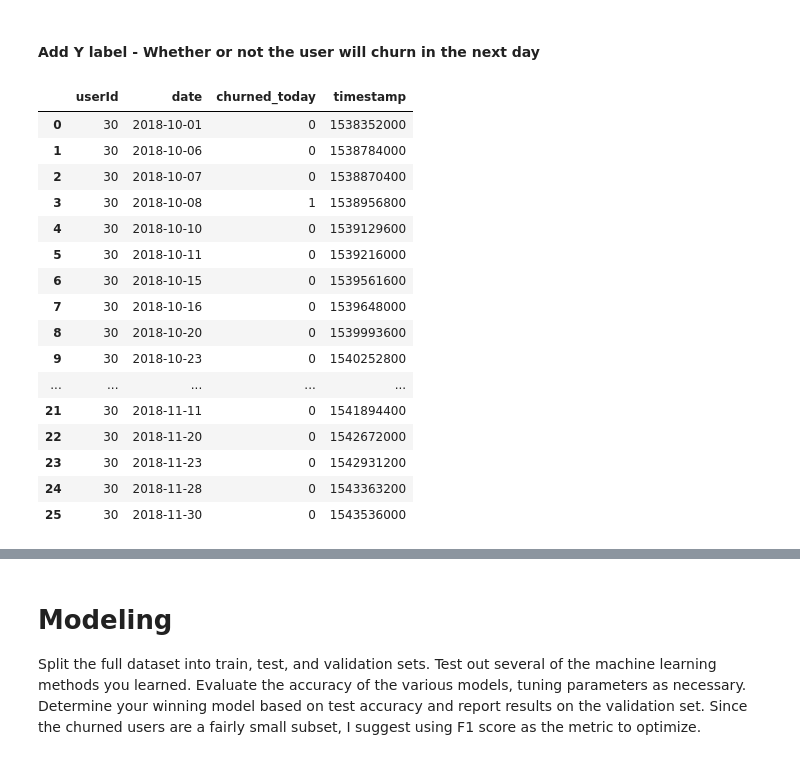
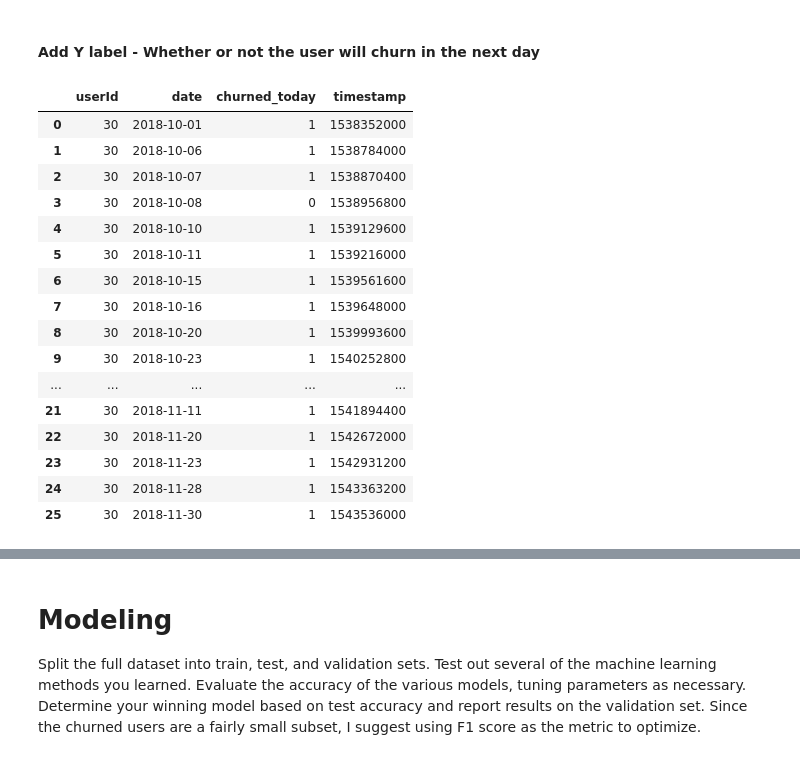
Before and after one commit to tarcisobraz/sparkify-churn-prediction, a Jupyter notebook: Sparkify.ipynb, the cells around one changed output, grey strips where cells are left out. Cells and saved outputs as stored; diff of their text form; code cells hidden in the pictures.

```diff
--- a/Sparkify.ipynb
+++ b/Sparkify.ipynb
@@ -735,31 +737,33 @@ X_df.filter(X_df.userId == '30').toPandas()
+# %%
+#try
+greater_than_0 = sf.udf(lambda x: 0 if (x is not None) else 0 if (x > 0) else 1, st.IntegerType())
 # %%
-greater_than_0 = sf.udf(lambda x: 1 if x > 0 else 0, st.IntegerType())
 will_churn_in_future = df.groupBy(['userId','date']) \
                     .agg(greater_than_0(sf.sum('churned3')).alias('churned_today')) \
                     .orderBy(['userId','date']) \
                     .fillna(0, subset=['churned_today']) \
                     .withColumn('timestamp',
                                 sf.unix_timestamp(sf.col('date'), "yyyy-MM-dd")
 )
 will_churn_in_future.filter(will_churn_in_future.userId == '30').toPandas()
 # %% [output]
 |  | userId | date | churned_today | timestamp |
-| 0 | 30 | 2018-10-01 | 0 | 1538352000 |
-| 1 | 30 | 2018-10-06 | 0 | 1538784000 |
-| 2 | 30 | 2018-10-07 | 0 | 1538870400 |
-| 3 | 30 | 2018-10-08 | 1 | 1538956800 |
-| 4 | 30 | 2018-10-10 | 0 | 1539129600 |
-| 5 | 30 | 2018-10-11 | 0 | 1539216000 |
-| 6 | 30 | 2018-10-15 | 0 | 1539561600 |
-| 7 | 30 | 2018-10-16 | 0 | 1539648000 |
-| 8 | 30 | 2018-10-20 | 0 | 1539993600 |
-| 9 | 30 | 2018-10-23 | 0 | 1540252800 |
+| 0 | 30 | 2018-10-01 | 1 | 1538352000 |
+| 1 | 30 | 2018-10-06 | 1 | 1538784000 |
+| 2 | 30 | 2018-10-07 | 1 | 1538870400 |
+| 3 | 30 | 2018-10-08 | 0 | 1538956800 |
+| 4 | 30 | 2018-10-10 | 1 | 1539129600 |
+| 5 | 30 | 2018-10-11 | 1 | 1539216000 |
+| 6 | 30 | 2018-10-15 | 1 | 1539561600 |
+| 7 | 30 | 2018-10-16 | 1 | 1539648000 |
+| 8 | 30 | 2018-10-20 | 1 | 1539993600 |
+| 9 | 30 | 2018-10-23 | 1 | 1540252800 |
 | ... | ... | ... | ... | ... |
-| 21 | 30 | 2018-11-11 | 0 | 1541894400 |
-| 22 | 30 | 2018-11-20 | 0 | 1542672000 |
-| 23 | 30 | 2018-11-23 | 0 | 1542931200 |
-| 24 | 30 | 2018-11-28 | 0 | 1543363200 |
-| 25 | 30 | 2018-11-30 | 0 | 1543536000 |
+| 21 | 30 | 2018-11-11 | 1 | 1541894400 |
+| 22 | 30 | 2018-11-20 | 1 | 1542672000 |
+| 23 | 30 | 2018-11-23 | 1 | 1542931200 |
+| 24 | 30 | 2018-11-28 | 1 | 1543363200 |
+| 25 | 30 | 2018-11-30 | 1 | 1543536000 |
 # %%
 w_1day_after = Window.partitionBy(['userId']).orderBy('timestamp').rangeBetween(millis_in_a_day,millis_in_a_day)
 w_3days_after = Window.partitionBy(['userId']).orderBy('timestamp').rangeBetween(millis_in_a_day,3*millis_in_a_day)
```
Also changed, not shown: parts of 19 cells of this notebook.
